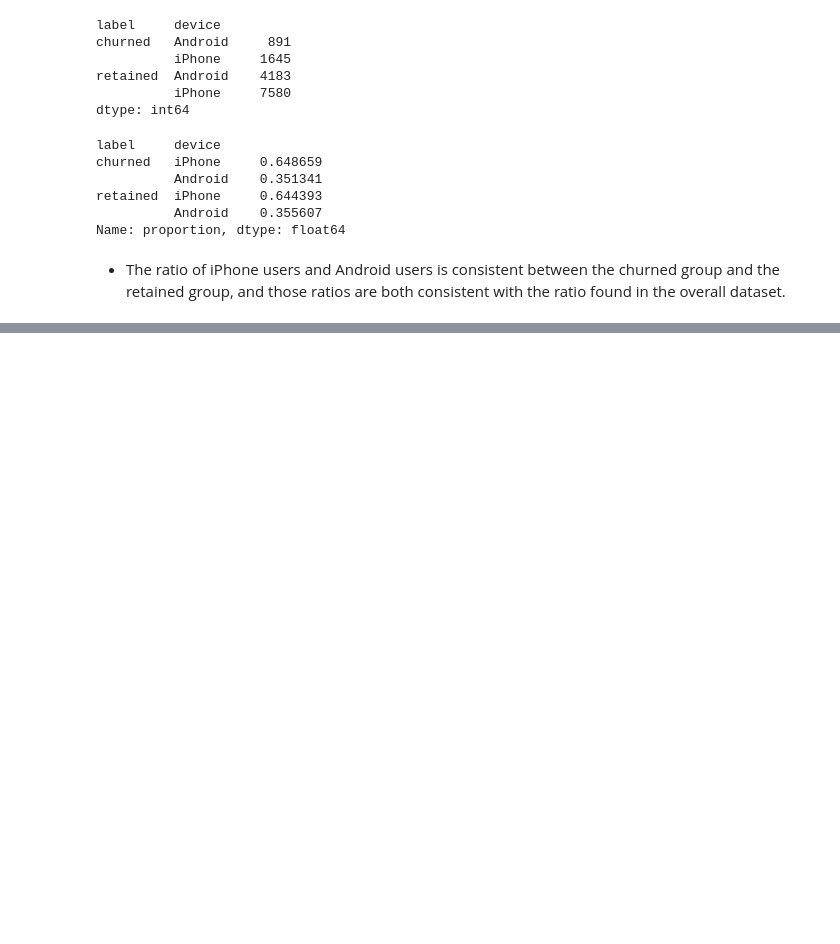
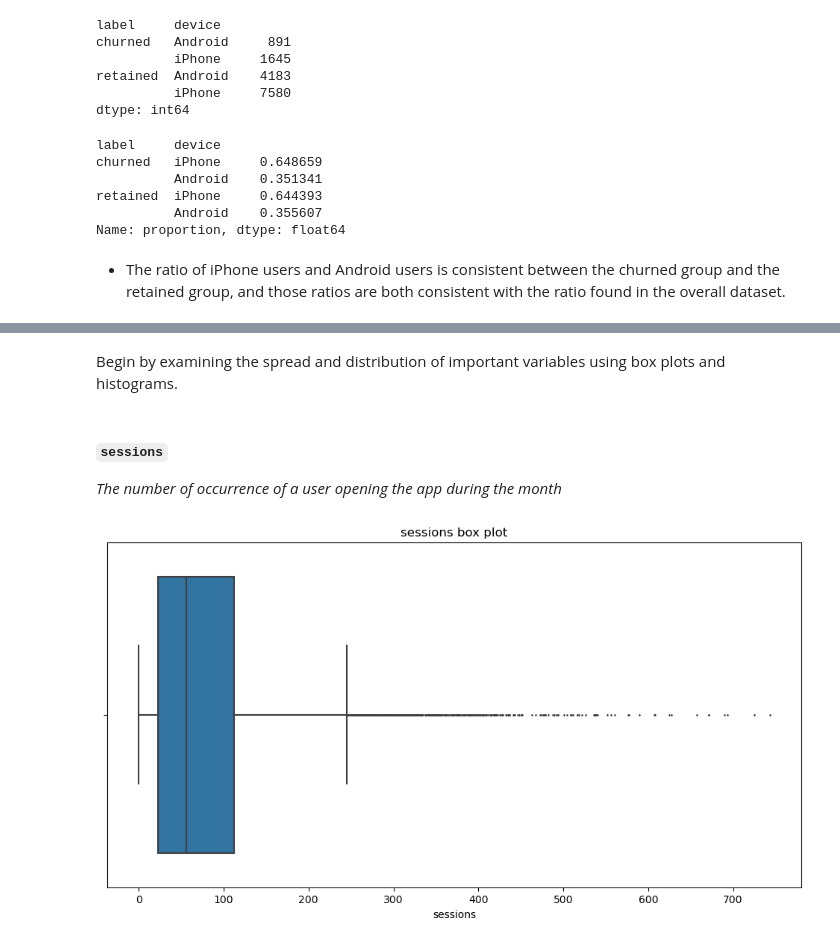
Before and after one commit to emirhansilsupur/waze-churn-prediction-project, a Jupyter notebook: waze_data_analysis.ipynb, the cells around one changed output, grey strips where cells are left out. Cells and saved outputs as stored; diff of their text form; code cells hidden in the pictures; blank space fills up the shorter version.

```diff
--- a/waze_data_analysis.ipynb
+++ b/waze_data_analysis.ipynb
@@ -219,0 +356,13 @@ Name: proportion, dtype: float64
+# %% [markdown]
+Begin by examining the spread and distribution of important variables using box plots and histograms.
+# %% [markdown]
+#### **`sessions`**
+
+_The number of occurrence of a user opening the app during the month_
+# %%
+# Box plot
+plt.figure(figsize=(12,6))
+sns.boxplot(x=df["sessions"], fliersize=1)
+plt.title("sessions box plot");
+# %% [output]
+[figure, added]
```
Also changed, not shown: parts of 96 cells of this notebook.
